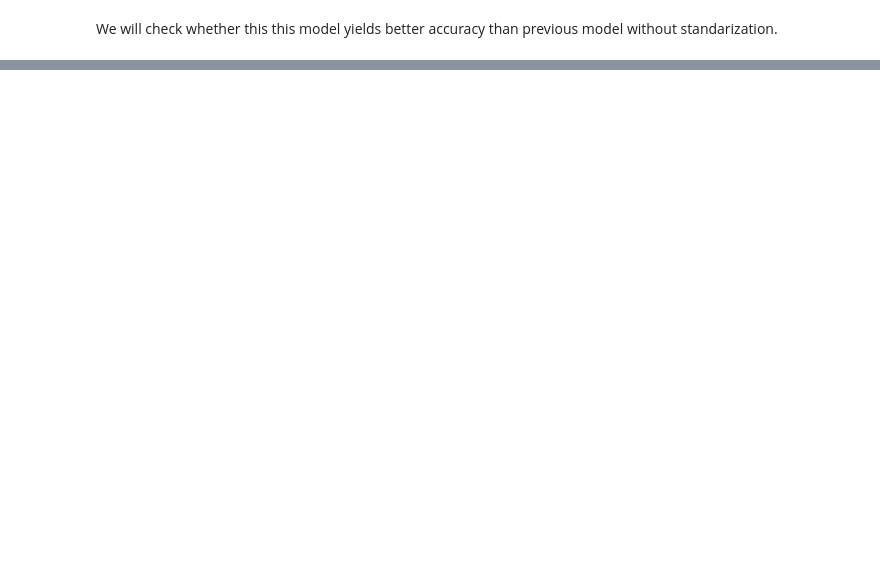
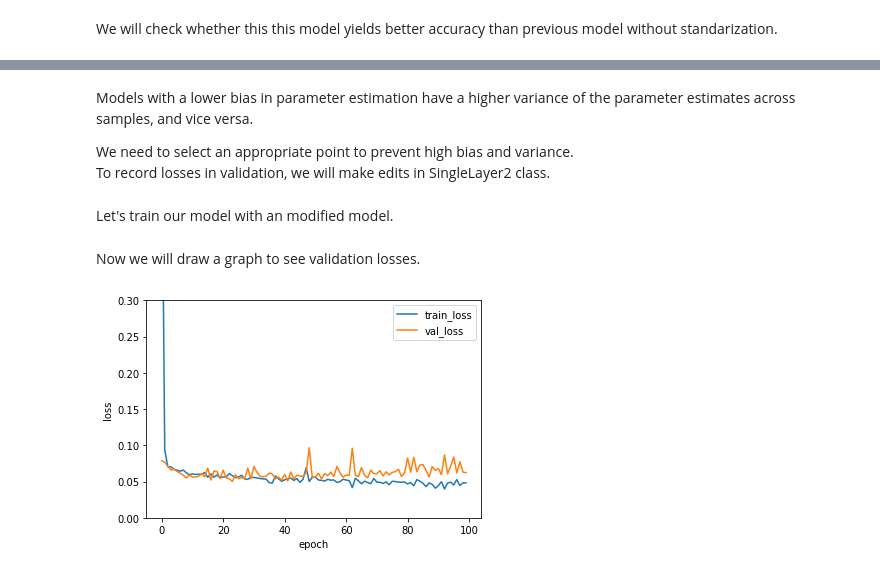
Before and after one commit to hwuiwon/ml-study, a Jupyter notebook: Using_scikit_learn.ipynb, the cells around one changed output, grey strips where cells are left out. Saved outputs shown, nothing was run; the diff lists cells and outputs as text; code cells hidden in the pictures; blank space fills up the shorter version.

```diff
--- a/Using_scikit_learn.ipynb
+++ b/Using_scikit_learn.ipynb
@@ -465,0 +496,4 @@ It is important to **scale training set and validation set with same ratio**.
+# %% [markdown]
+Models with a lower bias in parameter estimation have a higher variance of the parameter estimates across samples, and vice versa.
+
+We need to select an appropriate point to prevent high bias and variance.<br>To record losses in validation, we will make edits in SingleLayer2 class.
@@ -465,0 +568,17 @@ It is important to **scale training set and validation set with same ratio**.
+# %% [markdown]
+Let's train our model with an modified model.
+# %%
+layer3 = SingleLayer3()
+layer3.fit(x_train_scaled, y_train, x_val=x_val_scaled, y_val=y_val)
+# %% [markdown]
+Now we will draw a graph to see validation losses.
+# %%
+plt.ylim(0, 0.3)
+plt.plot(layer3.losses)
+plt.plot(layer3.val_losses)
+plt.ylabel('loss')
+plt.xlabel('epoch')
+plt.legend(['train_loss', 'val_loss'])
+plt.show()
+# %% [output]
+[figure, added]
```
Also changed, not shown: parts of 24 cells of this notebook.
